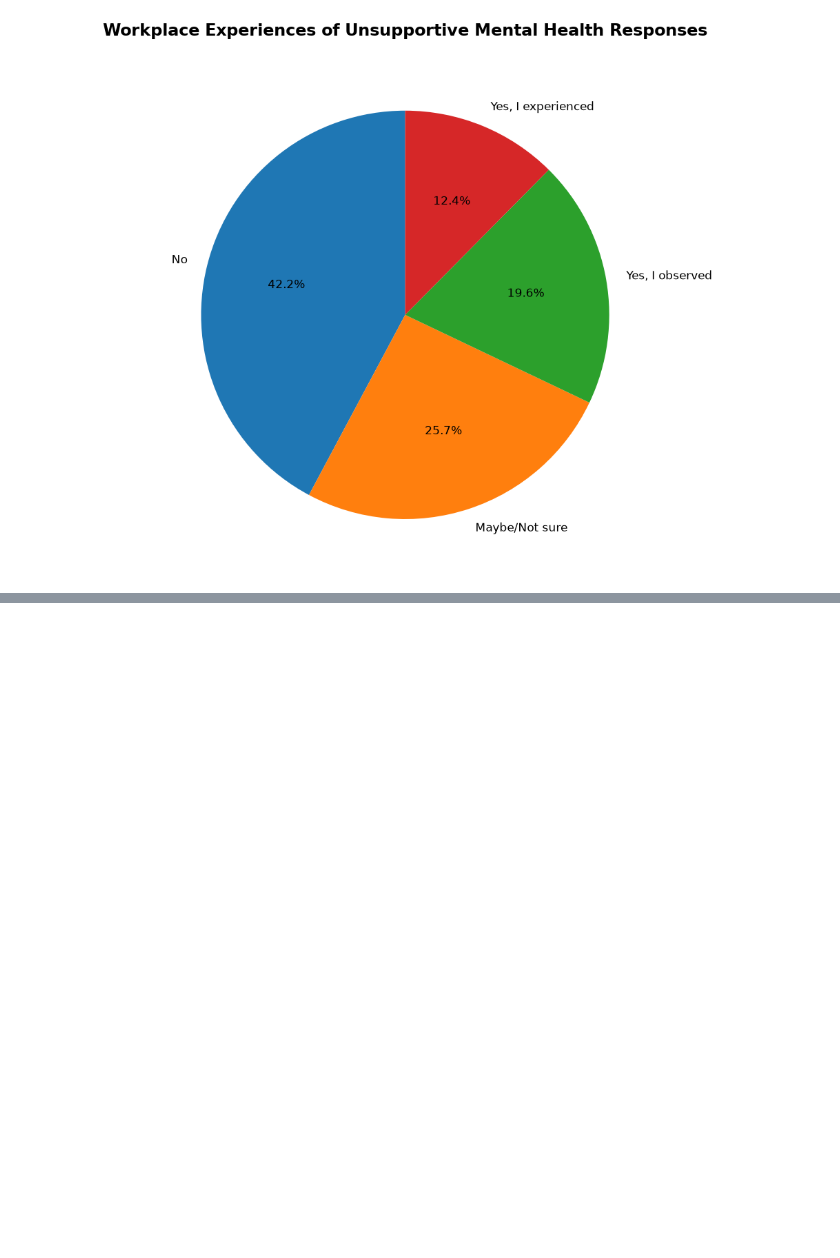
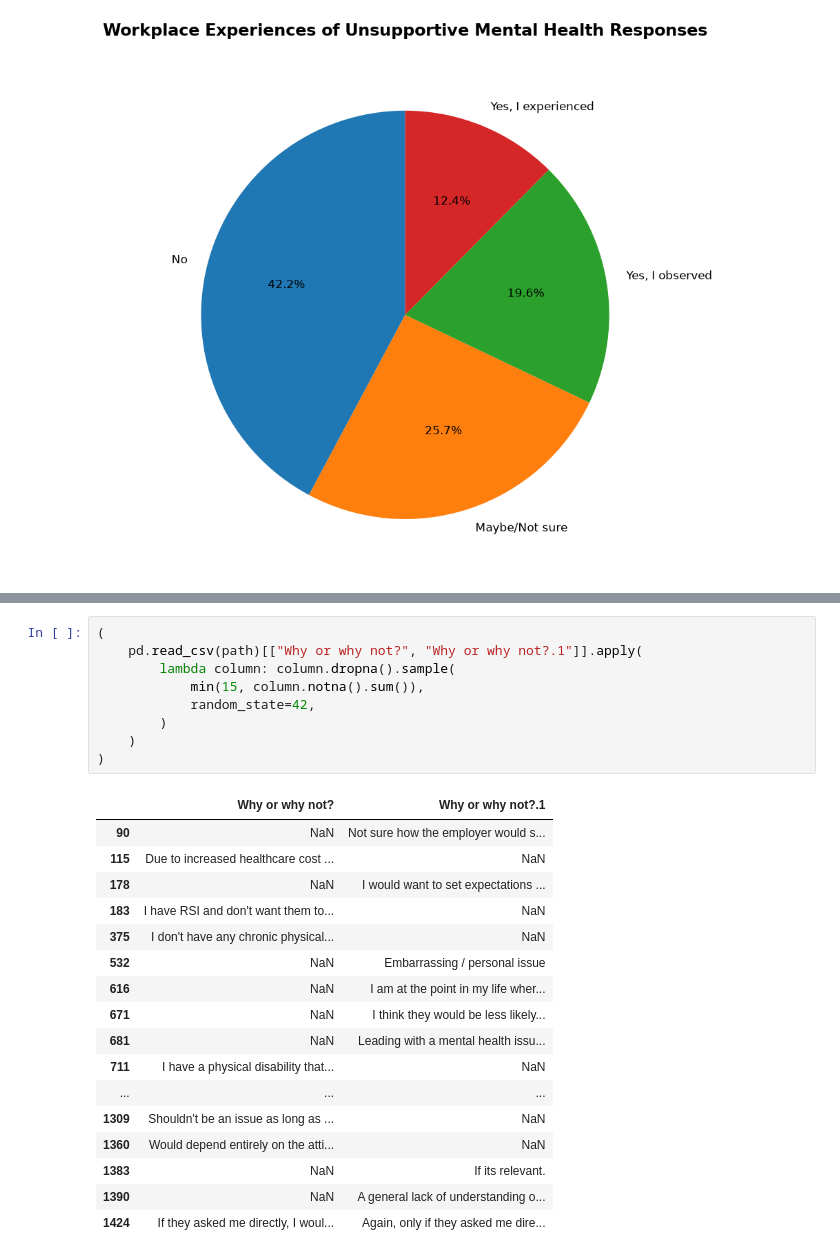
Before and after one commit to CyrilCele/osmi-mental-health-data-clustering, a Jupyter notebook: notebooks/data_understanding.ipynb, the cells around one changed output, grey strips where cells are left out. Saved outputs shown, nothing was run; the diff lists cells and outputs as text; blank space fills up the shorter version.

```diff
--- a/notebooks/data_understanding.ipynb
+++ b/notebooks/data_understanding.ipynb
@@ -2450,0 +2721,27 @@ pd.crosstab(
+# %%
+(
+    pd.read_csv(path)[["Why or why not?", "Why or why not?.1"]].apply(
+        lambda column: column.dropna().sample(
+            min(15, column.notna().sum()),
+            random_state=42,
+        )
+    )
+)
+# %% [output]
+|  | Why or why not? | Why or why not?.1 |
+| 90 | NaN | Not sure how the employer would s... |
+| 115 | Due to increased healthcare cost ... | NaN |
+| 178 | NaN | I would want to set expectations ... |
+| 183 | I have RSI and don't want them to... | NaN |
+| 375 | I don't have any chronic physical... | NaN |
+| 532 | NaN | Embarrassing / personal issue |
+| 616 | NaN | I am at the point in my life wher... |
+| 671 | NaN | I think they would be less likely... |
+| 681 | NaN | Leading with a mental health issu... |
+| 711 | I have a physical disability that... | NaN |
+| ... | ... | ... |
+| 1309 | Shouldn't be an issue as long as ... | NaN |
+| 1360 | Would depend entirely on the atti... | NaN |
+| 1383 | NaN | If its relevant. |
+| 1390 | NaN | A general lack of understanding o... |
+| 1424 | If they asked me directly, I woul... | Again, only if they asked me dire... |
```
Also changed, not shown: parts of 71 cells of this notebook.
